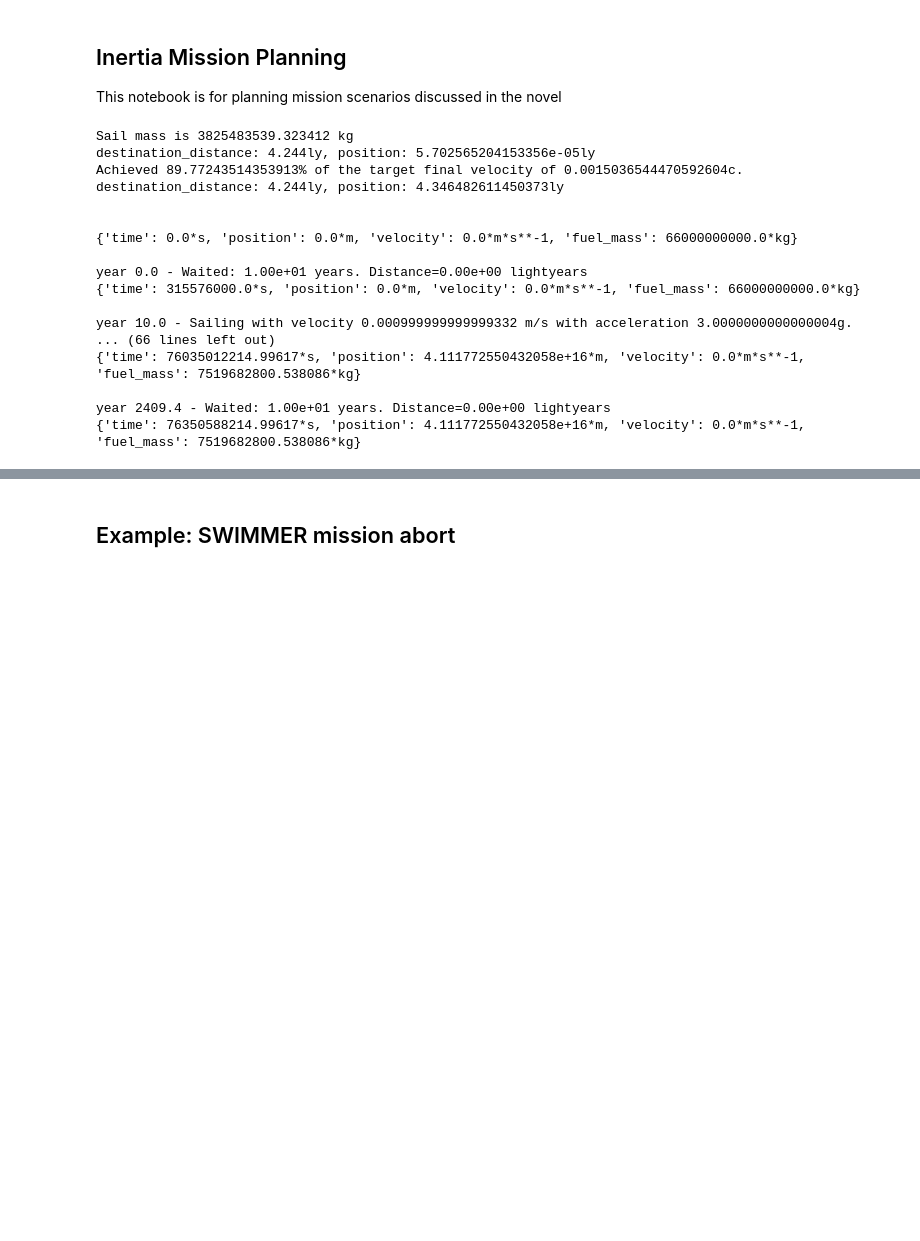
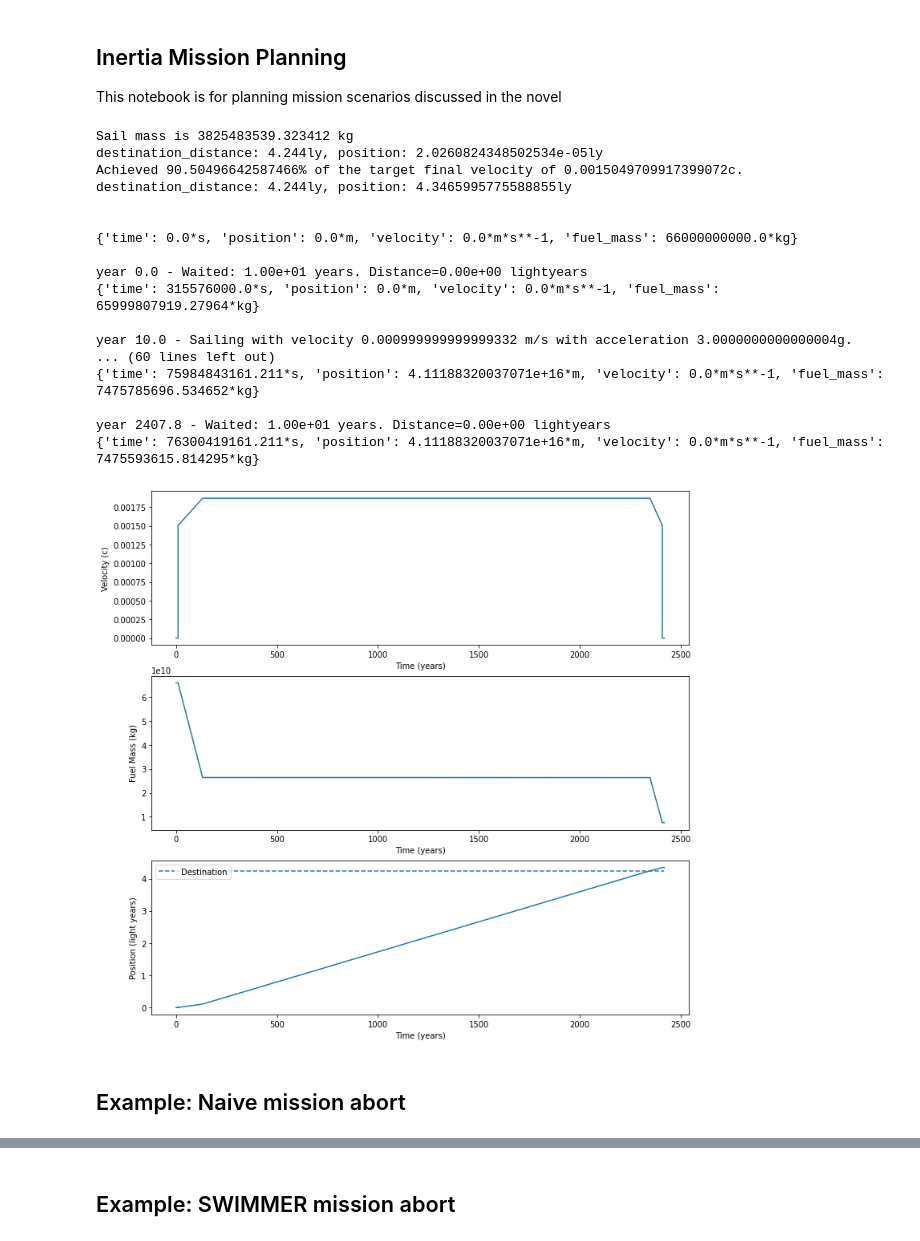
Before and after one commit to QEDan/interstellar_mission_planning, a Jupyter notebook: notebooks/Inertia_Ship.ipynb, the cells around one changed output, grey strips where cells are left out. Drawn from its saved outputs; the diff is of its cells as text; code cells hidden in the pictures; blank space fills up the shorter version.

```diff
--- a/notebooks/Inertia_Ship.ipynb
+++ b/notebooks/Inertia_Ship.ipynb
@@ -52,7 +52,7 @@ ss.cruise(total_distance - ss.position - distance_after_sail)
 ss.accelerate(target_velocity=sail_velocity, direction=-1, acceleration=0.0000058 * g)
 
 print(f'destination_distance: {ss.destination_distance / ly}ly, position: {ss.position / ly}ly')
-
+ss.solar_sail.stellar_luminosity = 	0.001567 * ss.solar_sail.stellar_luminosity
 ss.sail(0.0 * c,
         total_distance,
         max_accel=3.0 * g
@@ -65,19 +65,26 @@ ss.wait(10 * yr)
 ss.print_history()
 # %% [output]
 Sail mass is 3825483539.323412 kg
-destination_distance: 4.244ly, position: 5.702565204153356e-05ly
-Achieved 89.77243514353913% of the target final velocity of 0.0015036544470592604c.
-destination_distance: 4.244ly, position: 4.346482611450373ly
+destination_distance: 4.244ly, position: 2.0260824348502534e-05ly
+Achieved 90.50496642587466% of the target final velocity of 0.0015049709917399072c.
+destination_distance: 4.244ly, position: 4.3465995775588855ly
 
 
 {'time': 0.0*s, 'position': 0.0*m, 'velocity': 0.0*m*s**-1, 'fuel_mass': 66000000000.0*kg}
 
 year 0.0 - Waited: 1.00e+01 years. Distance=0.00e+00 lightyears
-{'time': 315576000.0*s, 'position': 0.0*m, 'velocity': 0.0*m*s**-1, 'fuel_mass': 66000000000.0*kg}
+{'time': 315576000.0*s, 'position': 0.0*m, 'velocity': 0.0*m*s**-1, 'fuel_mass': 65999807919.27964*kg}
 
 year 10.0 - Sailing with velocity 0.000999999999999332 m/s with acceleration 3.0000000000000004g.
-... (66 lines left out)
-{'time': 76035012214.99617*s, 'position': 4.111772550432058e+16*m, 'velocity': 0.0*m*s**-1, 'fuel_mass': 7519682800.538086*kg}
+... (60 lines left out)
+{'time': 75984843161.211*s, 'position': 4.11188320037071e+16*m, 'velocity': 0.0*m*s**-1, 'fuel_mass': 7475785696.534652*kg}
 
-year 2409.4 - Waited: 1.00e+01 years. Distance=0.00e+00 lightyears
-{'time': 76350588214.99617*s, 'position': 4.111772550432058e+16*m, 'velocity': 0.0*m*s**-1, 'fuel_mass': 7519682800.538086*kg}
+year 2407.8 - Waited: 1.00e+01 years. Distance=0.00e+00 lightyears
+{'time': 76300419161.211*s, 'position': 4.11188320037071e+16*m, 'velocity': 0.0*m*s**-1, 'fuel_mass': 7475593615.814295*kg}
+# %%
+fig = ss.plot_history(show_destination=True)
+fig.show()
+# %% [output]
+[figure, added]
+# %% [markdown]
+## Example: Naive mission abort
```
Also changed, not shown: parts of 4 cells of this notebook, 2 other files.
